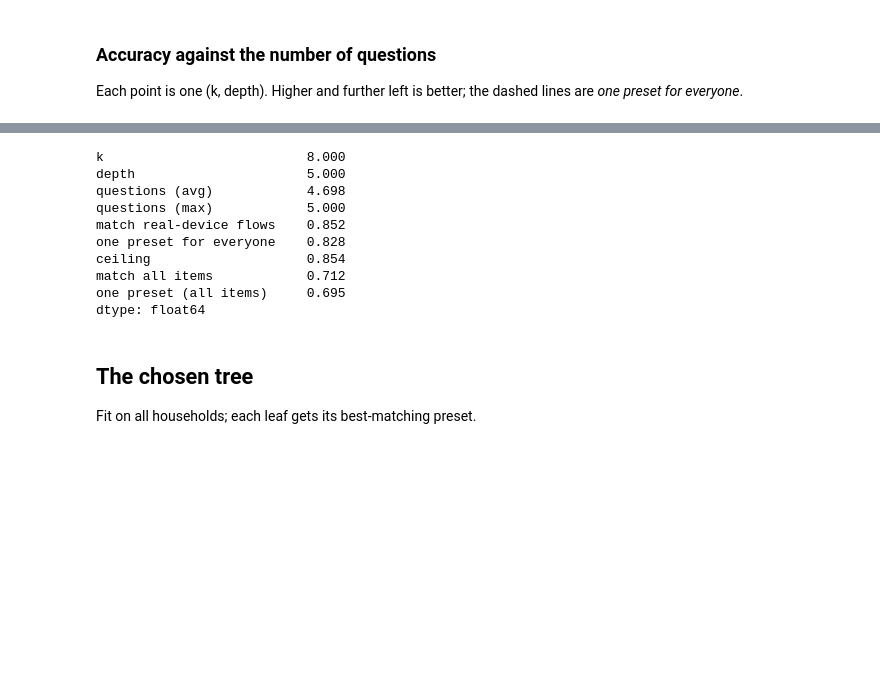
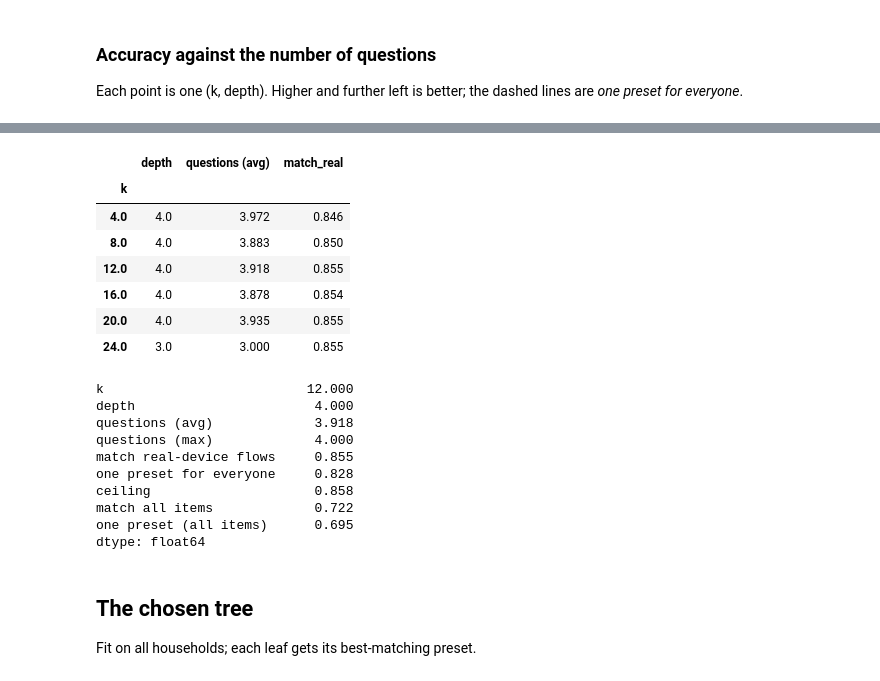
Before and after one commit to baktistr/ppd-household-presets, a Jupyter notebook: notebooks/05_onboarding_tree.ipynb, the cells around one changed output, grey strips where cells are left out. Drawn from its saved outputs; the diff is of its cells as text; code cells hidden in the pictures; blank space fills up the shorter version.

```diff
--- a/notebooks/05_onboarding_tree.ipynb
+++ b/notebooks/05_onboarding_tree.ipynb
@@ -182,24 +184,38 @@ app), then fewer questions.
 # %%
 bm = cv.loc["best match"]
 within = bm[bm["questions (max)"] <= MAX_QUESTIONS]
 top = within.match_real.max()
-TOLERANCE = 0.005   # half a percentage point
-near = within[within.match_real >= top - TOLERANCE].reset_index().sort_values(["k", "questions (avg)"])
-best_k, best_depth = int(near.iloc[0].k), int(near.iloc[0].depth)
+DEPTH_TOLERANCE, K_TOLERANCE = 0.003, 0.005
+per_k = []
+for k, g in within.groupby(level="k"):
+    ok = g[g.match_real >= g.match_real.max() - DEPTH_TOLERANCE].sort_values("questions (avg)")
+    per_k.append(ok.reset_index().iloc[0])
+per_k = pd.DataFrame(per_k)
+best = per_k[per_k.match_real >= per_k.match_real.max() - K_TOLERANCE].sort_values(["k", "questions (avg)"]).iloc[0]
+best_k, best_depth = int(best.k), int(best.depth)
+display(per_k.set_index("k")[["depth", "questions (avg)", "match_real"]].round(3))
 chosen = bm.loc[(best_k, best_depth)]
 pd.Series({"k": best_k, "depth": best_depth, "questions (avg)": chosen["questions (avg)"], "questions (max)": chosen["questions (max)"],
            "match real-device flows": chosen.match_real, "one preset for everyone": one.match_real, "ceiling": chosen.ceiling_real,
            "match all items": chosen.match_all, "one preset (all items)": one.match_all}).round(3)
 # %% [output]
+|  | depth | questions (avg) | match_real |
+| k |  |  |  |
+| 4.0 | 4.0 | 3.972 | 0.846 |
+| 8.0 | 4.0 | 3.883 | 0.850 |
+| 12.0 | 4.0 | 3.918 | 0.855 |
+| 16.0 | 4.0 | 3.878 | 0.854 |
+| 20.0 | 4.0 | 3.935 | 0.855 |
+| 24.0 | 3.0 | 3.000 | 0.855 |
-k                          8.000
-depth                      5.000
-questions (avg)            4.698
-questions (max)            5.000
-match real-device flows    0.852
-one preset for everyone    0.828
-ceiling                    0.854
-match all items            0.712
-one preset (all items)     0.695
+k                          12.000
+depth                       4.000
+questions (avg)             3.918
+questions (max)             4.000
+match real-device flows     0.855
+one preset for everyone     0.828
+ceiling                     0.858
+match all items             0.722
+one preset (all items)      0.695
 dtype: float64
 # %% [markdown]
 ## The chosen tree
```
Also changed, not shown: parts of 7 cells of this notebook, 6 other files.
